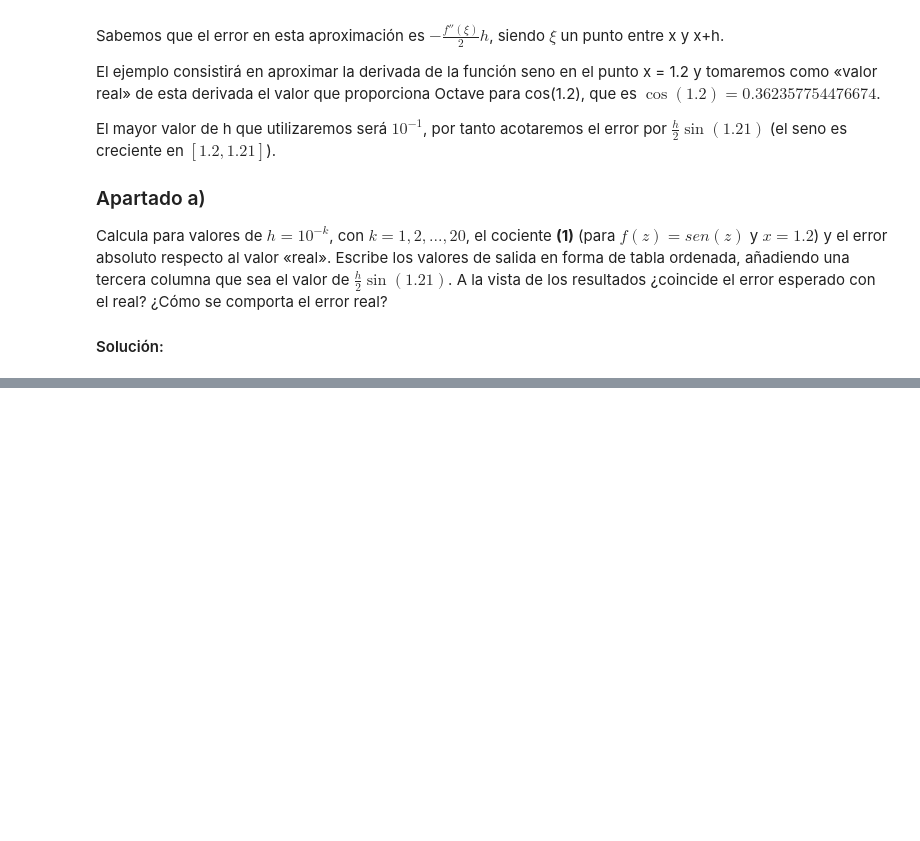
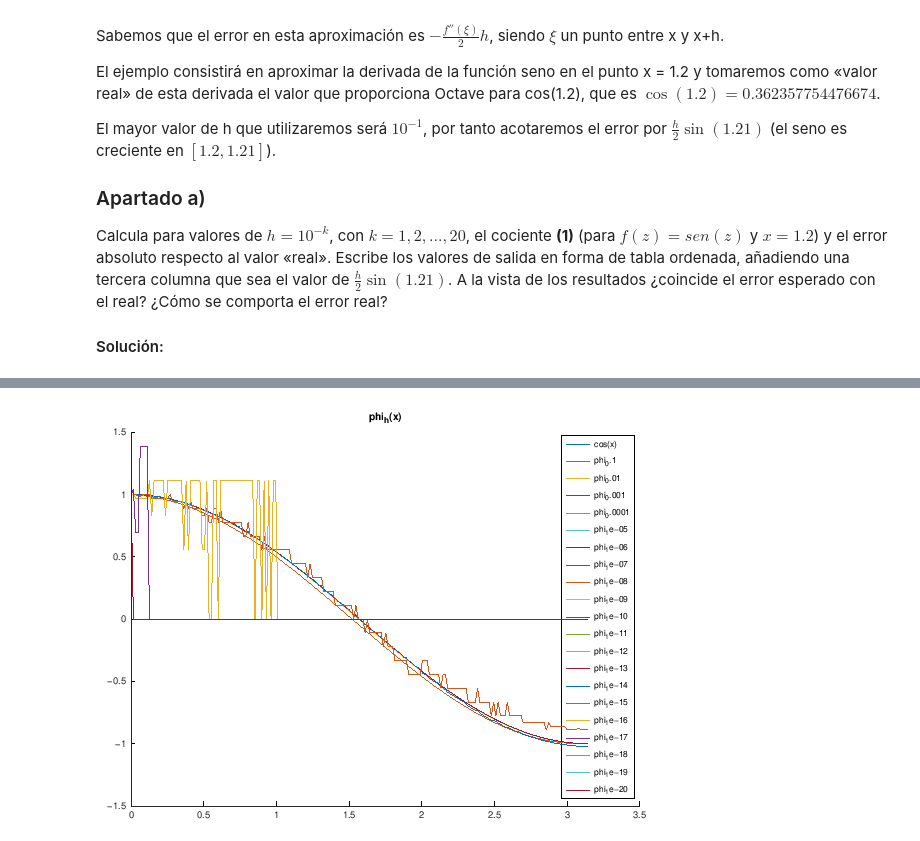
Before and after one commit to alonct/CN1V-practicas-octave, a Jupyter notebook: Práctica_5.ipynb, the cells around one changed output, grey strips where cells are left out. Saved outputs shown, nothing was run; the diff lists cells and outputs as text; code cells hidden in the pictures; blank space fills up the shorter version.

```diff
--- a/Práctica_5.ipynb
+++ b/Práctica_5.ipynb
@@ -84,0 +149,19 @@ tabla =
+# %%
+clear all
+
+k = linspace(1, 20, 20);
+h = 10 .^(-k);
+
+phi_h = @(h, x) (sin(x+h) -sin(x)) / h;
+
+interval = linspace(0, pi, 200);
+
+figure(1)
+hold on
+plot(interval, cos(interval), ';cos(x);')
+for i=1:length(h)
+    plot(interval, phi_h(h(i), interval), sprintf(';phi_%u;', h(i)))
+endfor
+title('phi_h(x)')
+# %% [output]
+[figure, added]
```
Also changed, not shown: parts of 7 cells of this notebook, 9 other files.
